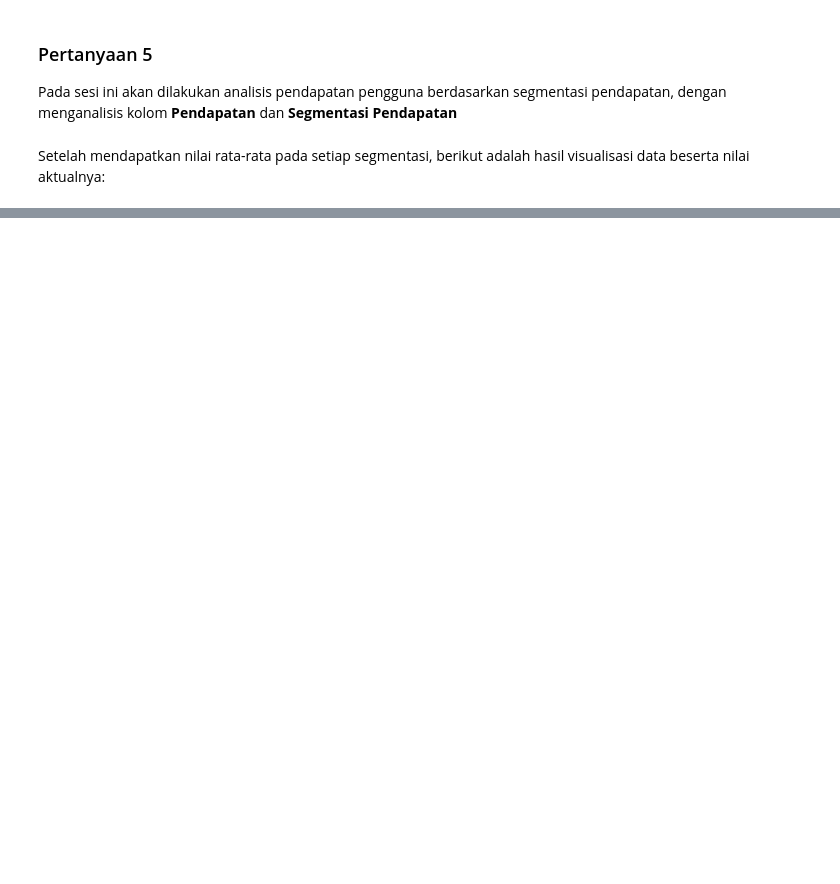
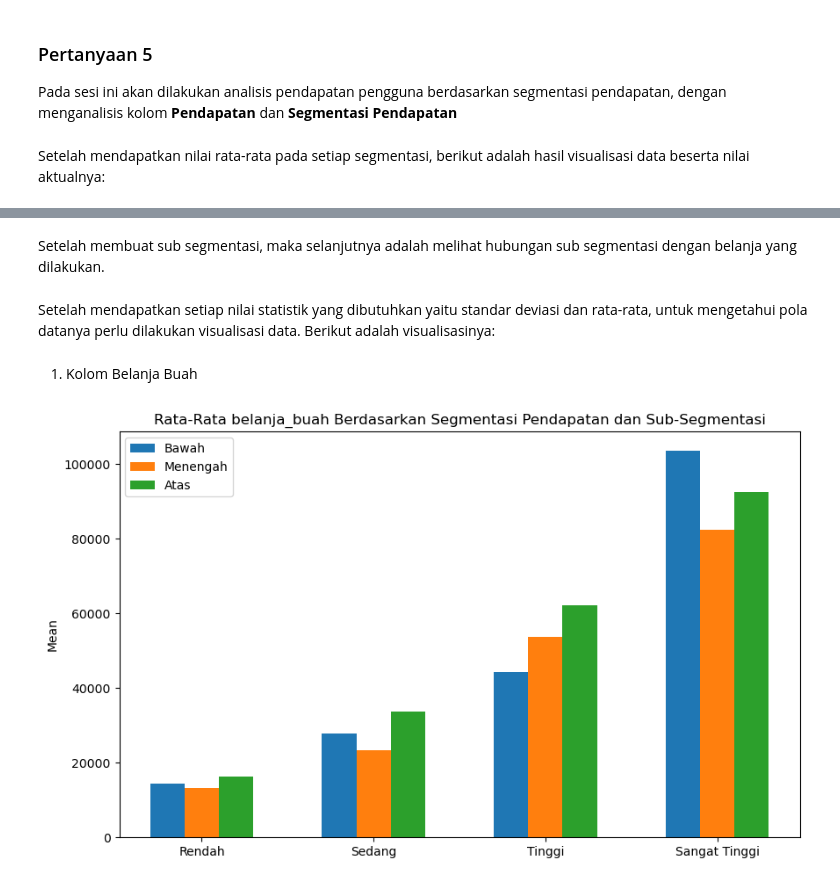
Before and after one commit to AFreborn22/superior_DA, a Jupyter notebook: SUPERIOR.ipynb, the cells around one changed output, grey strips where cells are left out. Saved outputs shown, nothing was run; the diff lists cells and outputs as text; code cells hidden in the pictures; blank space fills up the shorter version.

```diff
--- a/SUPERIOR.ipynb
+++ b/SUPERIOR.ipynb
@@ -1199,0 +864,40 @@ plt.show()
+# %%
+# Aplikasikan fungsi ke dataframe
+buyingDf['sub_segmentasi'] = buyingDf.apply(subSegment, axis=1)
+buyingDf.head()
+# %% [markdown]
+Setelah membuat sub segmentasi, maka selanjutnya adalah melihat hubungan sub segmentasi dengan belanja yang dilakukan.
+# %%
+# Membuat list kolom belanja
+kolomBelanja = ['belanja_buah', 'belanja_daging', 'belanja_ikan', 'belanja_kue']
+
+# Membuat dictionary untuk menyimpan nilai mean dan std
+nilai_statistik = {}
+
+# Loop untuk setiap segmentasi pendapatan
+for segmen in buyingDf['segmentasi_pendapatan'].unique():
+    # Loop untuk setiap sub-segmentasi
+    for subsegmen in buyingDf['sub_segmentasi'].unique():
+        # Membuat kunci untuk dictionary
+        kunci = f"{segmen}-{subsegmen}"
+
+        # Membuat kondisi untuk filtering data
+        kondisi = (buyingDf['segmentasi_pendapatan'] == segmen) & (buyingDf['sub_segmentasi'] == subsegmen)
+
+        # Membuat dictionary untuk menyimpan nilai mean dan std dari setiap kolom belanja
+        nilai_statistik[kunci] = {}
+        for kolom in kolomBelanja:
+            # Menghitung mean dan std
+            mean = buyingDf[kondisi][kolom].mean()
+            std = buyingDf[kondisi][kolom].std()
+            # Menyimpan nilai mean dan std ke dalam dictionary
+            nilai_statistik[kunci][f"mean_{kolom}"] = mean
+            nilai_statistik[kunci][f"std_{kolom}"] = std
+
+# Menampilkan nilai statistik
+# for kunci, nilai in nilai_statistik.items():
+#     print(f"Segmentasi: {kunci}")
+#     for kolom in kolomBelanja:
+#         print(f"  {kolom}:")
+#         print(f"    Mean: {nilai[f'mean_{kolom}']}")
+#         print(f"    Std: {nilai[f'std_{kolom}']}")
@@ -1199,0 +945,12 @@ plt.show()
+# %% [markdown]
+Setelah mendapatkan setiap nilai statistik yang dibutuhkan yaitu standar deviasi dan rata-rata, untuk mengetahui pola datanya perlu dilakukan visualisasi data. Berikut adalah visualisasinya:
+# %% [markdown]
+1. Kolom Belanja Buah
+# %%
+# Kolom Belanja Buah (Mean)
+jenis_kolom_belanja = 'belanja_buah'
+jenis_statistik = 'mean'
+# Plot
+plotStats(nilai_statistik, jenis_kolom_belanja, segmentasi_pendapatan, sub_segmentasi, jenis_statistik)
+# %% [output]
+[figure, added]
```
Also changed, not shown: parts of 94 cells of this notebook.
